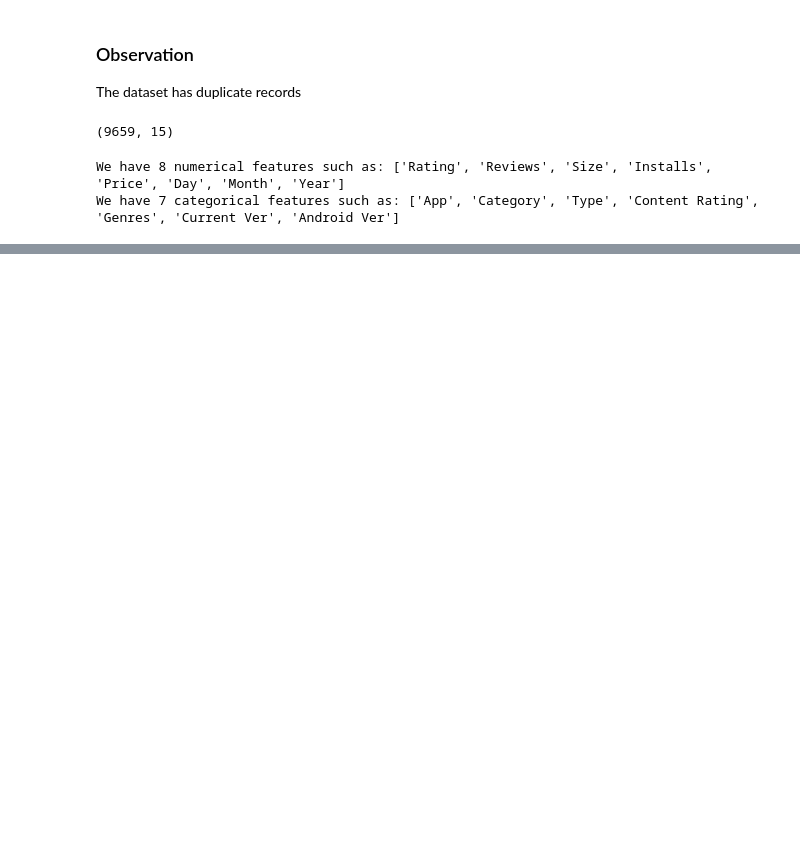
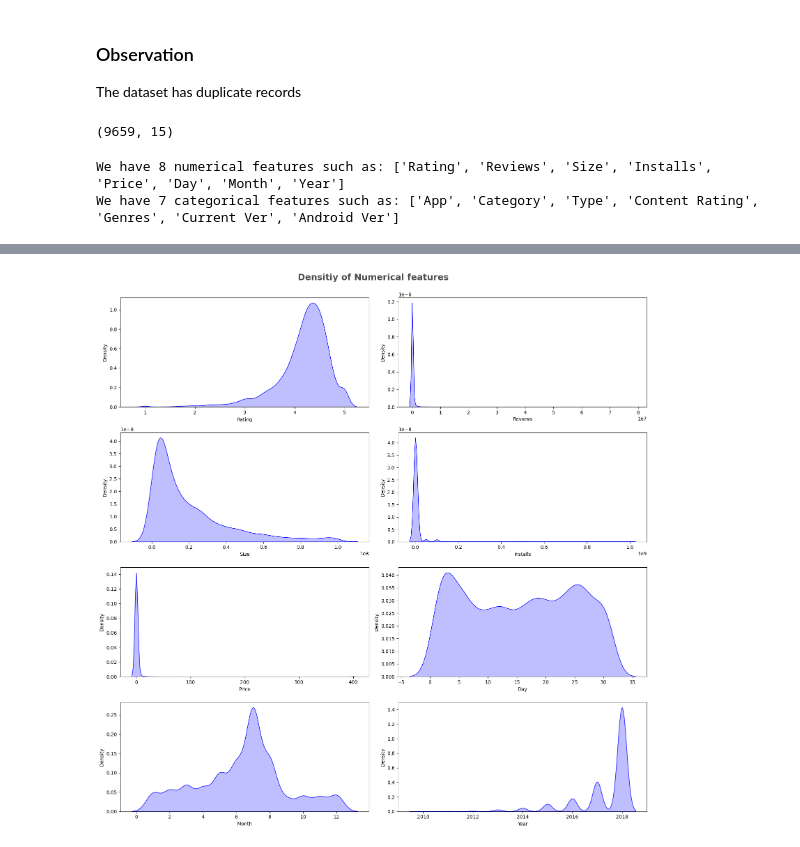
Before and after one commit to DevJelvehgar/Data_Analyst_on_Googleplay_Dataset, a Jupyter notebook: playstore_dataset.ipynb, the cells around one changed output, grey strips where cells are left out. Cells and saved outputs as stored; diff of their text form; code cells hidden in the pictures; blank space fills up the shorter version.

```diff
--- a/playstore_dataset.ipynb
+++ b/playstore_dataset.ipynb
@@ -154,0 +191,11 @@ We have 7 categorical features such as: ['App', 'Category', 'Type', 'Content Rat
+# %%
+plt.figure(figsize=(16,16))
+plt.suptitle("Densitiy of Numerical features", fontsize=18, fontweight="bold", alpha=.7, y=1.)
+
+for i in range(0, len(numerical_features)):
+    plt.subplot(4, 2, i+1)
+    sns.kdeplot(x=df[numerical_features[i]], fill=True, color="Blue")
+    plt.xlabel(numerical_features[i])
+    plt.tight_layout()
+# %% [output]
+[figure, added]
```
Also changed, not shown: parts of 16 cells of this notebook.
